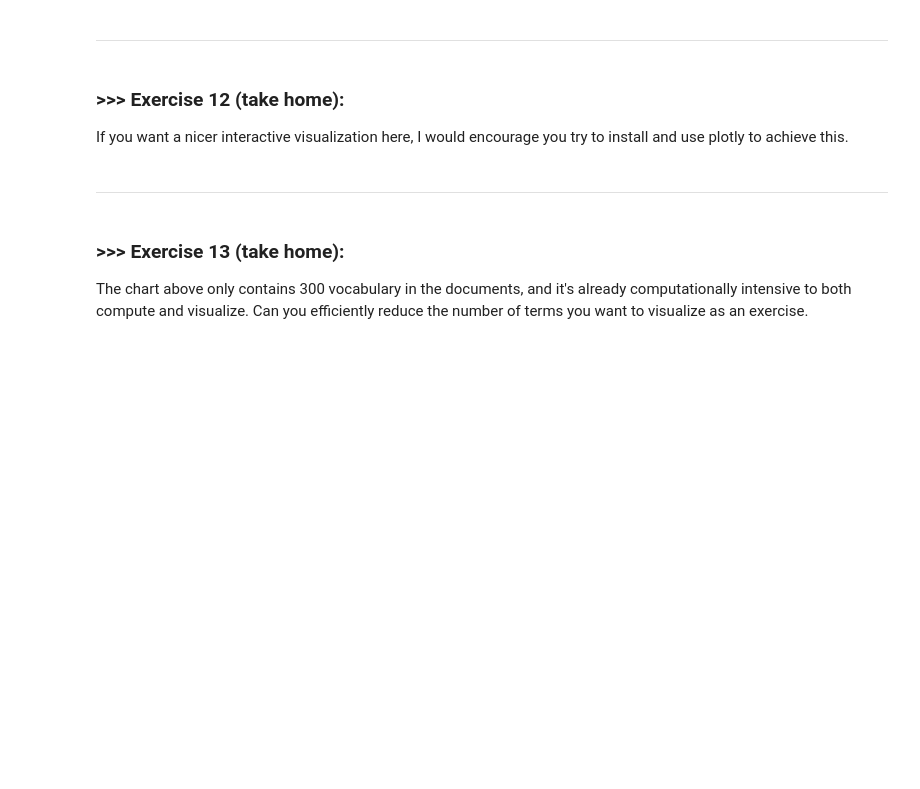
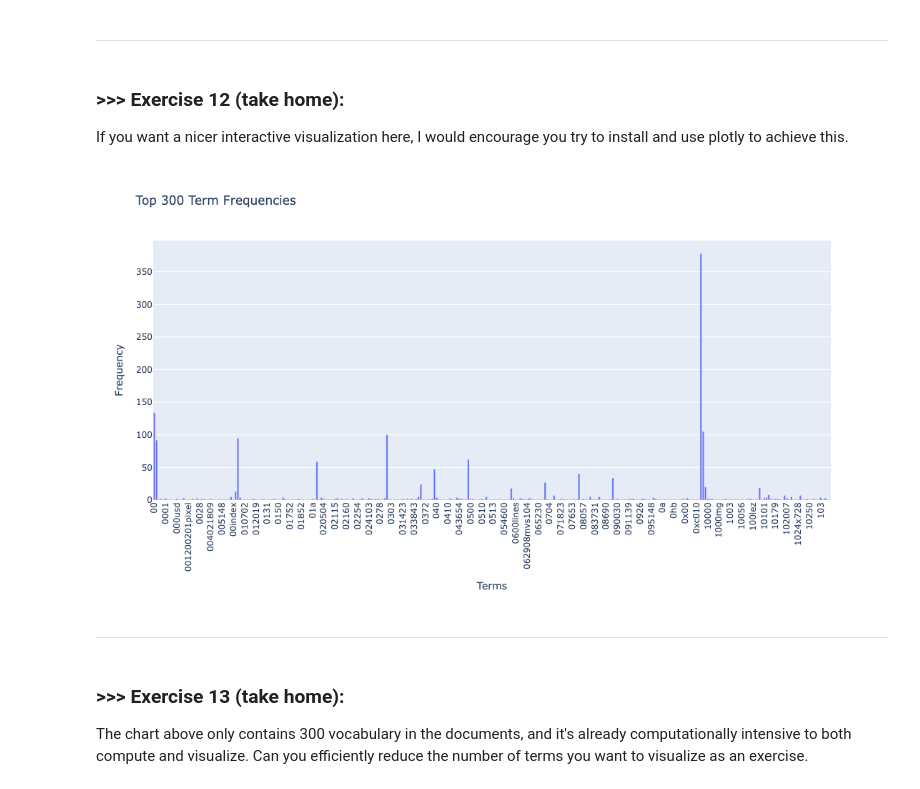
Before and after one commit to welly2140/DM2025-Lab1-Exercise, a Jupyter notebook: DM2025-Lab1-Master.ipynb, the cells around one changed output. Drawn from its saved outputs; the diff is of its cells as text; code cells hidden in the pictures; blank space fills up the shorter version.

```diff
--- a/DM2025-Lab1-Master.ipynb
+++ b/DM2025-Lab1-Master.ipynb
@@ -1037,3 +1197,19 @@ If you want a nicer interactive visualization here, I would encourage you try to
+# %%
+# Answer here
+import plotly.express as px
+
+term_frequencies = np.asarray(X_counts.sum(axis=0)).ravel()
+terms = count_vect.get_feature_names_out()[:300]
+freqs = term_frequencies[:300]
+
+fig = px.bar(x=terms, y=freqs,
+             labels={'x':'Terms', 'y':'Frequency'},
+             title="Top 300 Term Frequencies")
+
+fig.update_layout(xaxis_tickangle=-90, width=1200, height=600)
+fig.show()
+# %% [output]
+[figure, added]
 # %% [markdown]
 ---
 # %% [markdown]
```
Also changed, not shown: parts of 32 cells of this notebook.
